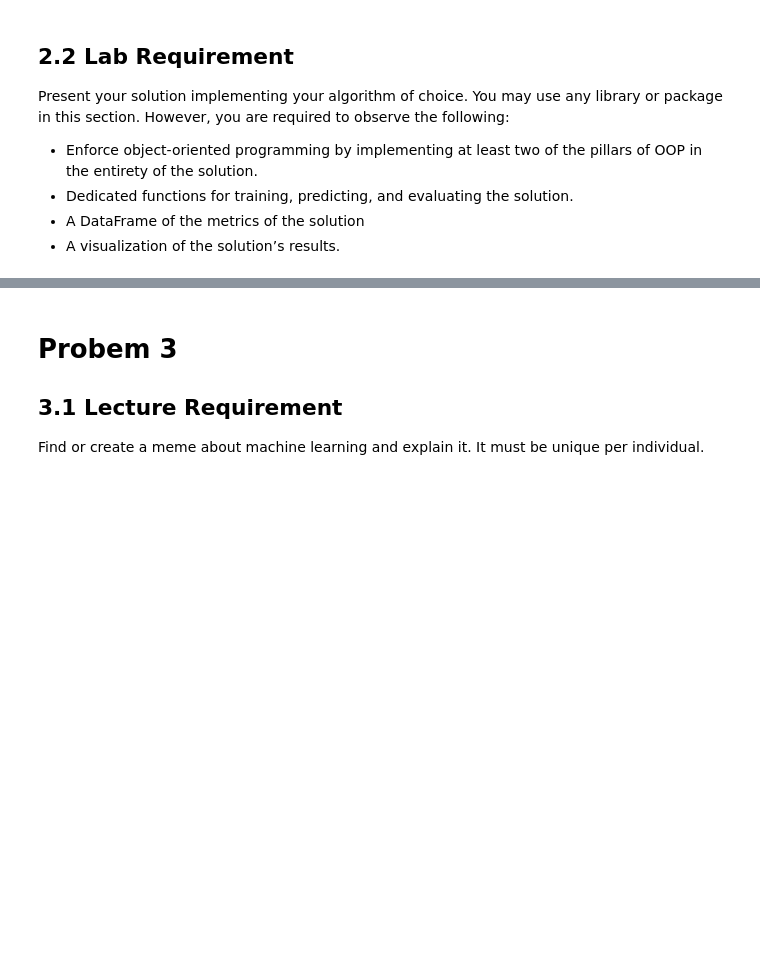
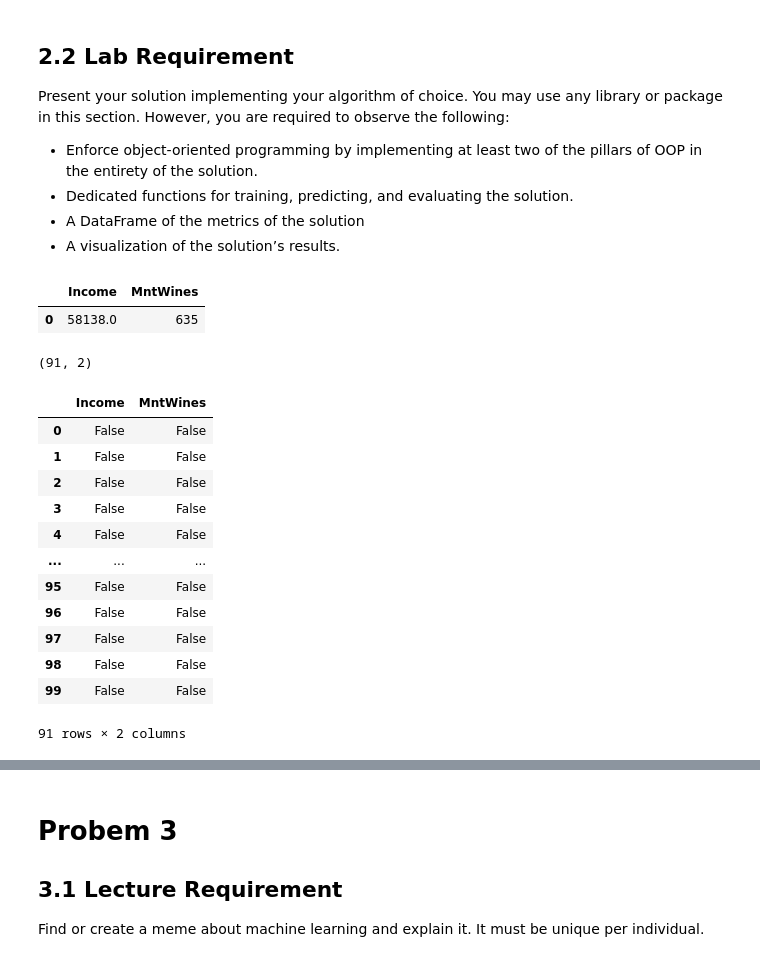
Before and after one commit to Nikkuchan/AIDA1_Wagler, a Jupyter notebook: 58089_MEX_Wagler/58089_MEX_Wagler.ipynb, the cells around one changed output, grey strips where cells are left out. Saved outputs shown, nothing was run; the diff lists cells and outputs as text; code cells hidden in the pictures; blank space fills up the shorter version.

```diff
--- a/58089_MEX_Wagler/58089_MEX_Wagler.ipynb
+++ b/58089_MEX_Wagler/58089_MEX_Wagler.ipynb
@@ -28,0 +55,25 @@ Present your solution implementing your algorithm of choice. You may use any lib
+# %%
+market_X.head(20)
+# %% [output]
+|  | Income | MntWines |
+| 0 | 58138.0 | 635 |
+# %%
+market_X.shape
+# %% [output]
+(91, 2)
+# %%
+market_X.isnull()
+# %% [output]
+|  | Income | MntWines |
+| 0 | False | False |
+| 1 | False | False |
+| 2 | False | False |
+| 3 | False | False |
+| 4 | False | False |
+| ... | ... | ... |
+| 95 | False | False |
+| 96 | False | False |
+| 97 | False | False |
+| 98 | False | False |
+| 99 | False | False |
+91 rows × 2 columns
```
Also changed, not shown: parts of 28 cells of this notebook.
